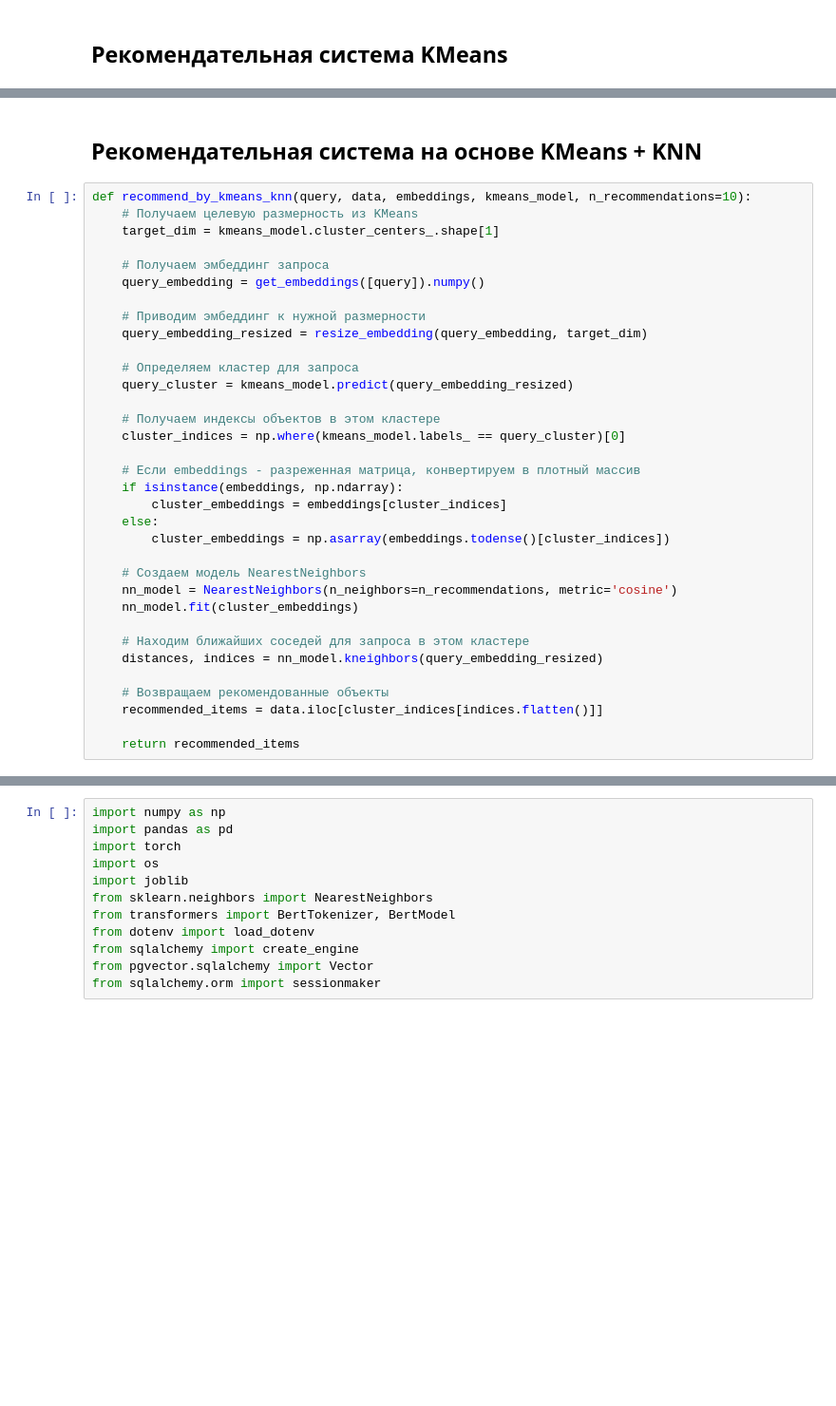
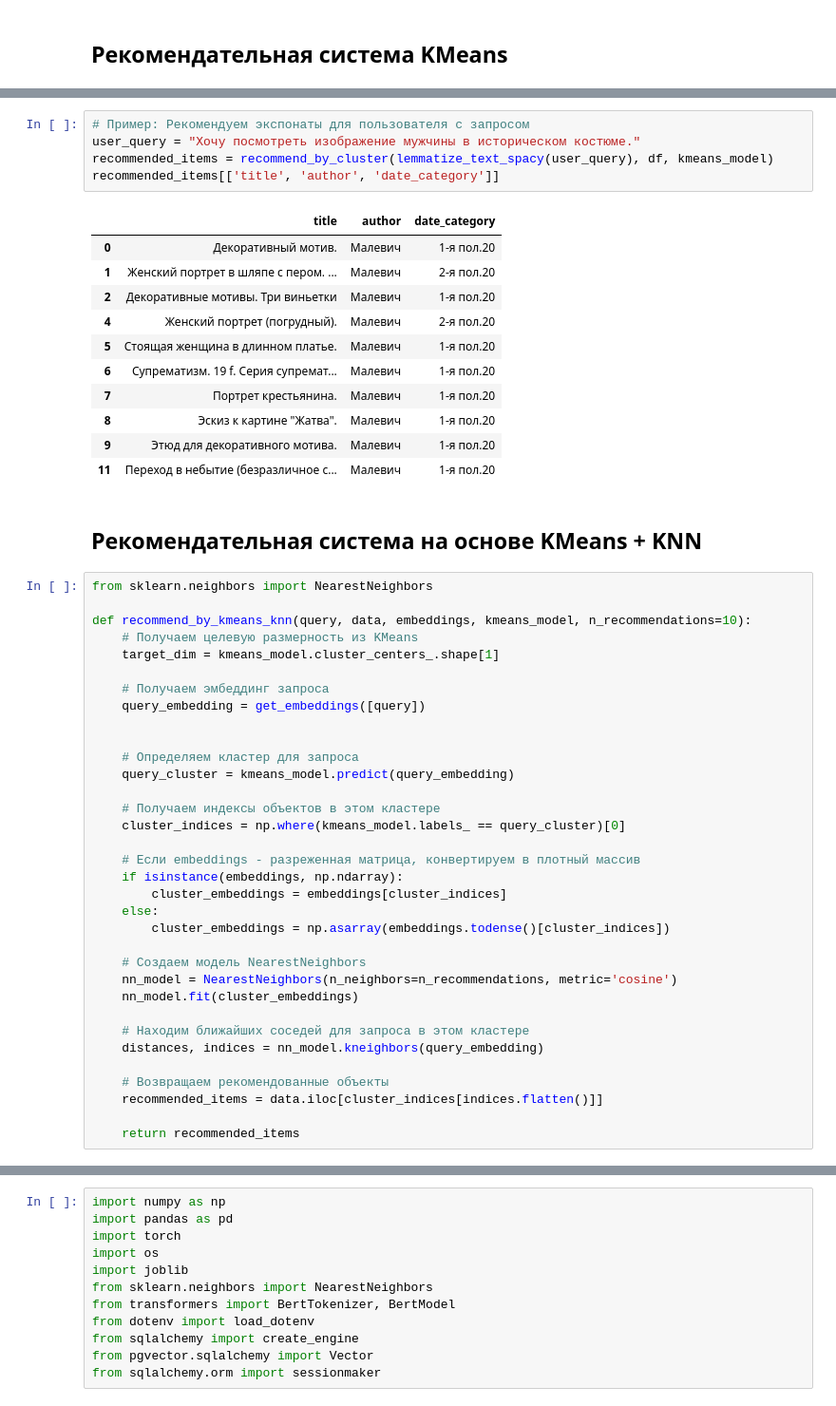
Before and after one commit to servgri/hackaton_1, a Jupyter notebook: Model/EDA - copy.ipynb, the cells around one changed output, grey strips where cells are left out. Shown at 95% size. Drawn from its saved outputs; the diff is of its cells as text; blank space fills up the shorter version.

```diff
--- a/Model/EDA - copy.ipynb
+++ b/Model/EDA - copy.ipynb
@@ -753,18 +1154,35 @@ recommended_items[['title', 'author', 'date_category']]
+# %%
+# Пример: Рекомендуем экспонаты для пользователя с запросом
+user_query = "Хочу посмотреть изображение мужчины в историческом костюме."
+recommended_items = recommend_by_cluster(lemmatize_text_spacy(user_query), df, kmeans_model)
+recommended_items[['title', 'author', 'date_category']]
+# %% [output]
+|  | title | author | date_category |
+| 0 | Декоративный мотив. | Малевич | 1-я пол.20 |
+| 1 | Женский портрет в шляпе с пером. ... | Малевич | 2-я пол.20 |
+| 2 | Декоративные мотивы. Три виньетки | Малевич | 1-я пол.20 |
+| 4 | Женский портрет (погрудный). | Малевич | 2-я пол.20 |
+| 5 | Стоящая женщина в длинном платье. | Малевич | 1-я пол.20 |
+| 6 | Супрематизм. 19 f. Серия супремат... | Малевич | 1-я пол.20 |
+| 7 | Портрет крестьянина. | Малевич | 1-я пол.20 |
+| 8 | Эскиз к картине "Жатва". | Малевич | 1-я пол.20 |
+| 9 | Этюд для декоративного мотива. | Малевич | 1-я пол.20 |
+| 11 | Переход в небытие (безразличное с... | Малевич | 1-я пол.20 |
 # %% [markdown]
 ## Рекомендательная система на основе KMeans + KNN
 # %%
+from sklearn.neighbors import NearestNeighbors
+
 def recommend_by_kmeans_knn(query, data, embeddings, kmeans_model, n_recommendations=10):
     # Получаем целевую размерность из KMeans
     target_dim = kmeans_model.cluster_centers_.shape[1]
 
     # Получаем эмбеддинг запроса
-    query_embedding = get_embeddings([query]).numpy()
+    query_embedding = get_embeddings([query])
 
-    # Приводим эмбеддинг к нужной размерности
-    query_embedding_resized = resize_embedding(query_embedding, target_dim)
 
     # Определяем кластер для запроса
-    query_cluster = kmeans_model.predict(query_embedding_resized)
+    query_cluster = kmeans_model.predict(query_embedding)
 
     # Получаем индексы объектов в этом кластере
     cluster_indices = np.where(kmeans_model.labels_ == query_cluster)[0]
@@ -780,7 +1198,7 @@ def recommend_by_kmeans_knn(query, data, embeddings, kmeans_model, n_recommendat
     nn_model.fit(cluster_embeddings)
 
     # Находим ближайших соседей для запроса в этом кластере
-    distances, indices = nn_model.kneighbors(query_embedding_resized)
+    distances, indices = nn_model.kneighbors(query_embedding)
 
     # Возвращаем рекомендованные объекты
     recommended_items = data.iloc[cluster_indices[indices.flatten()]]
```
Also changed, not shown: parts of 63 cells of this notebook.
